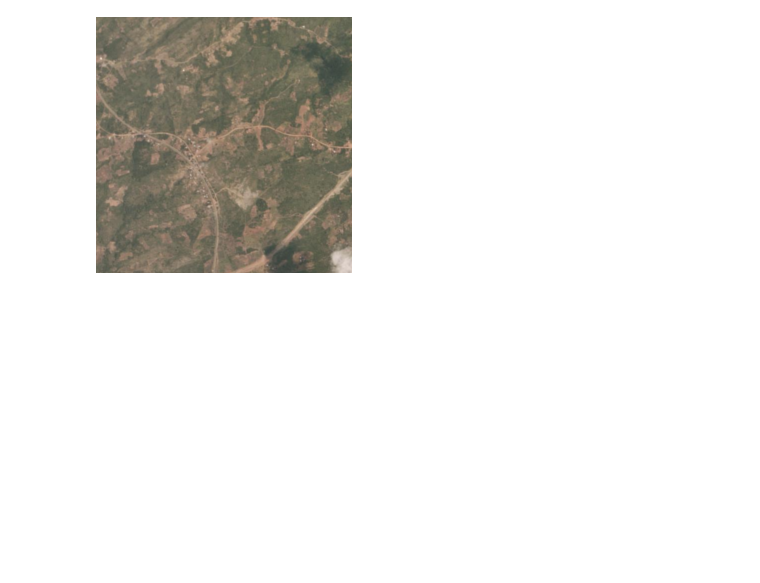
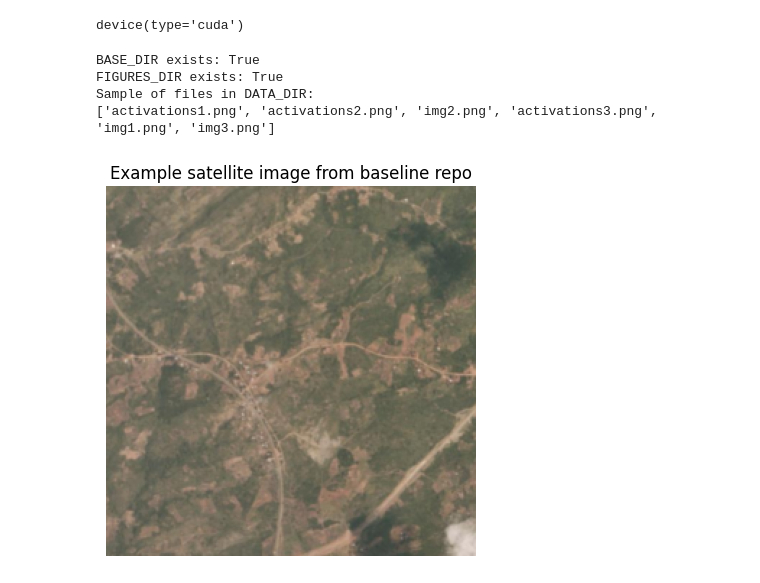
Before and after one commit to aisha13dikko-sudo/AISD-poverty-Nigeria-Context, a Jupyter notebook: 01_Baseline_Replication.ipynb, the cells around one changed output. Saved outputs shown, nothing was run; the diff lists cells and outputs as text; code cells hidden in the pictures; blank space fills up the shorter version.

```diff
--- a/01_Baseline_Replication.ipynb
+++ b/01_Baseline_Replication.ipynb
@@ -24,17 +17,36 @@ import torchvision
 from torchvision import models, transforms
 from PIL import Image
 import os
+import random
+
+
+# Set random seeds for reproducibility
+SEED = 42
+np.random.seed(SEED)
+torch.manual_seed(SEED)
+random.seed(SEED)
+torch.cuda.manual_seed_all(SEED)
+torch.backends.cudnn.deterministic = True
+torch.backends.cudnn.benchmark = False
+
+device = torch.device("cuda" if torch.cuda.is_available() else "cpu")
+device
+# %% [output]
+device(type='cuda')
-# %%
-#Load sample data from repo
-BASE_DIR = "/content/predicting-poverty-replication"
-DATA_DIR = os.path.join(BASE_DIR, "figures")
-
-sample_img_path = os.path.join(DATA_DIR, "img1.png") # Changed to an existing image file
-sample_nl_path  = os.path.join(DATA_DIR, "sample_nightlight.png") # This path might still be an issue if sample_nightlight.png doesn't exist in 'figures'
-
-Image.open(sample_img_path)
-# %% [output]
-[figure, removed]
+# %%
+# Set base directories to use images from the cloned repo
+BASE_DIR = "/content/predicting-poverty-replication"
+DATA_DIR = os.path.join(BASE_DIR, "figures")
+
+print("BASE_DIR exists:", os.path.exists(BASE_DIR))
+print("FIGURES_DIR exists:", os.path.exists(DATA_DIR))
+print("Sample of files in DATA_DIR:")
+print(os.listdir(DATA_DIR)[:10])
+# %% [output]
+BASE_DIR exists: True
+FIGURES_DIR exists: True
+Sample of files in DATA_DIR:
+['activations1.png', 'activations2.png', 'img2.png', 'activations3.png', 'img1.png', 'img3.png']
 # %%
 #Defining transforms (baseline uses ImageNet norm)
 transform = transforms.Compose([
@@ -53,0 +60,11 @@ y_true = torch.tensor([2.3], dtype=torch.float32)  # dummy poverty value
+# %%
+#  load and display one sample image
+sample_img_path = os.path.join(DATA_DIR, "img1.png")  # this file exists in the repo
+
+img_raw = Image.open(sample_img_path).convert("RGB")
+plt.imshow(img_raw)
+plt.axis("off")
+plt.title("Example satellite image from baseline repo")
+plt.show()
+# %% [output]
+[figure, added]
```
Also changed, not shown: parts of 10 cells of this notebook.
